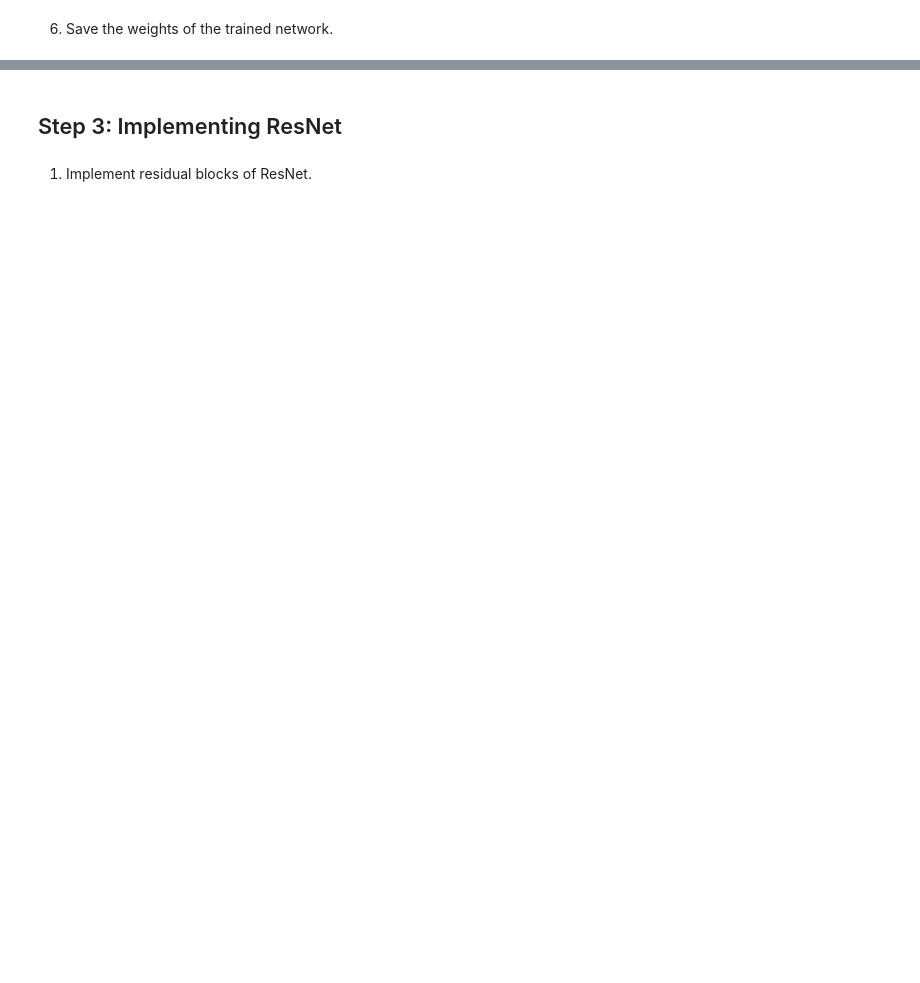
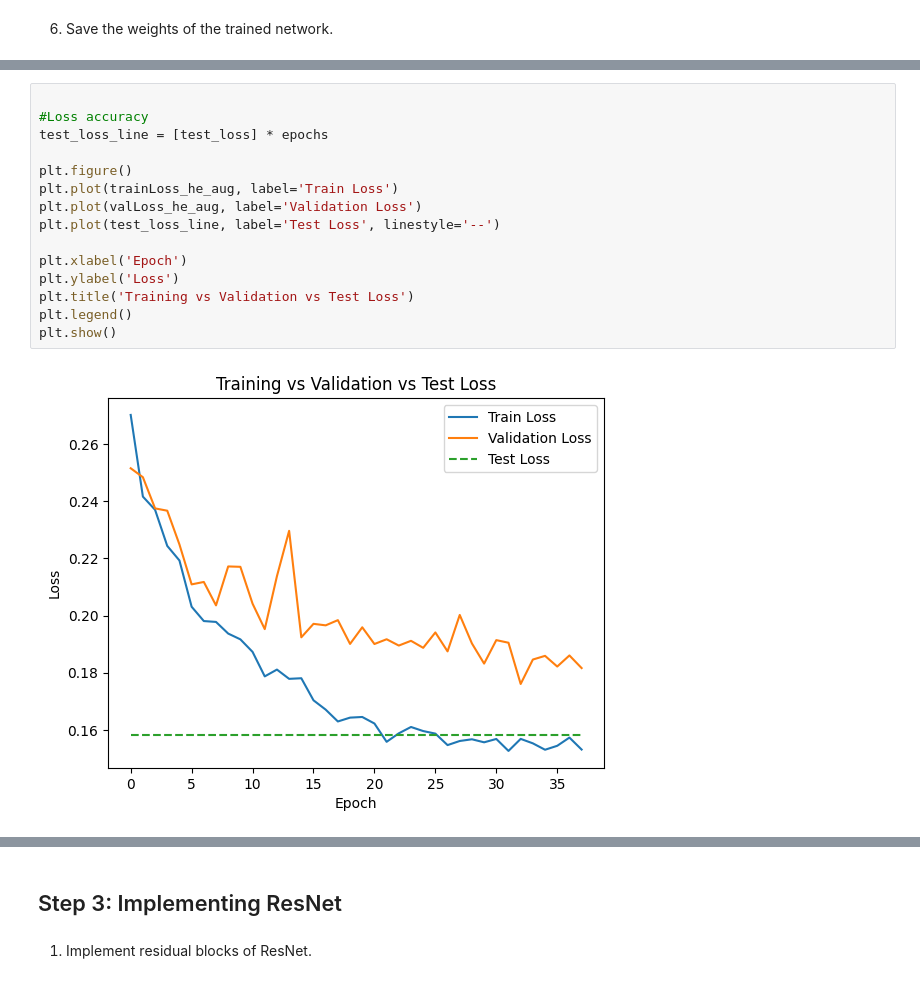
Before and after one commit to abhiiiinair24/Deep-Learning, a Jupyter notebook: A1/a1_part_1_sjoshi25_rajagop6.ipynb, the cells around one changed output, grey strips where cells are left out. Cells and saved outputs as stored; diff of their text form; blank space fills up the shorter version.

```diff
--- a/A1/a1_part_1_sjoshi25_rajagop6.ipynb
+++ b/A1/a1_part_1_sjoshi25_rajagop6.ipynb
@@ -273,0 +842,17 @@ sched = torch.optim.lr_scheduler.LRScheduler()
+# %%
+
+#Loss accuracy
+test_loss_line = [test_loss] * epochs
+
+plt.figure()
+plt.plot(trainLoss_he_aug, label='Train Loss')
+plt.plot(valLoss_he_aug, label='Validation Loss')
+plt.plot(test_loss_line, label='Test Loss', linestyle='--')
+
+plt.xlabel('Epoch')
+plt.ylabel('Loss')
+plt.title('Training vs Validation vs Test Loss')
+plt.legend()
+plt.show()
+# %% [output]
+[figure, added]
```
Also changed, not shown: parts of 68 cells of this notebook.
